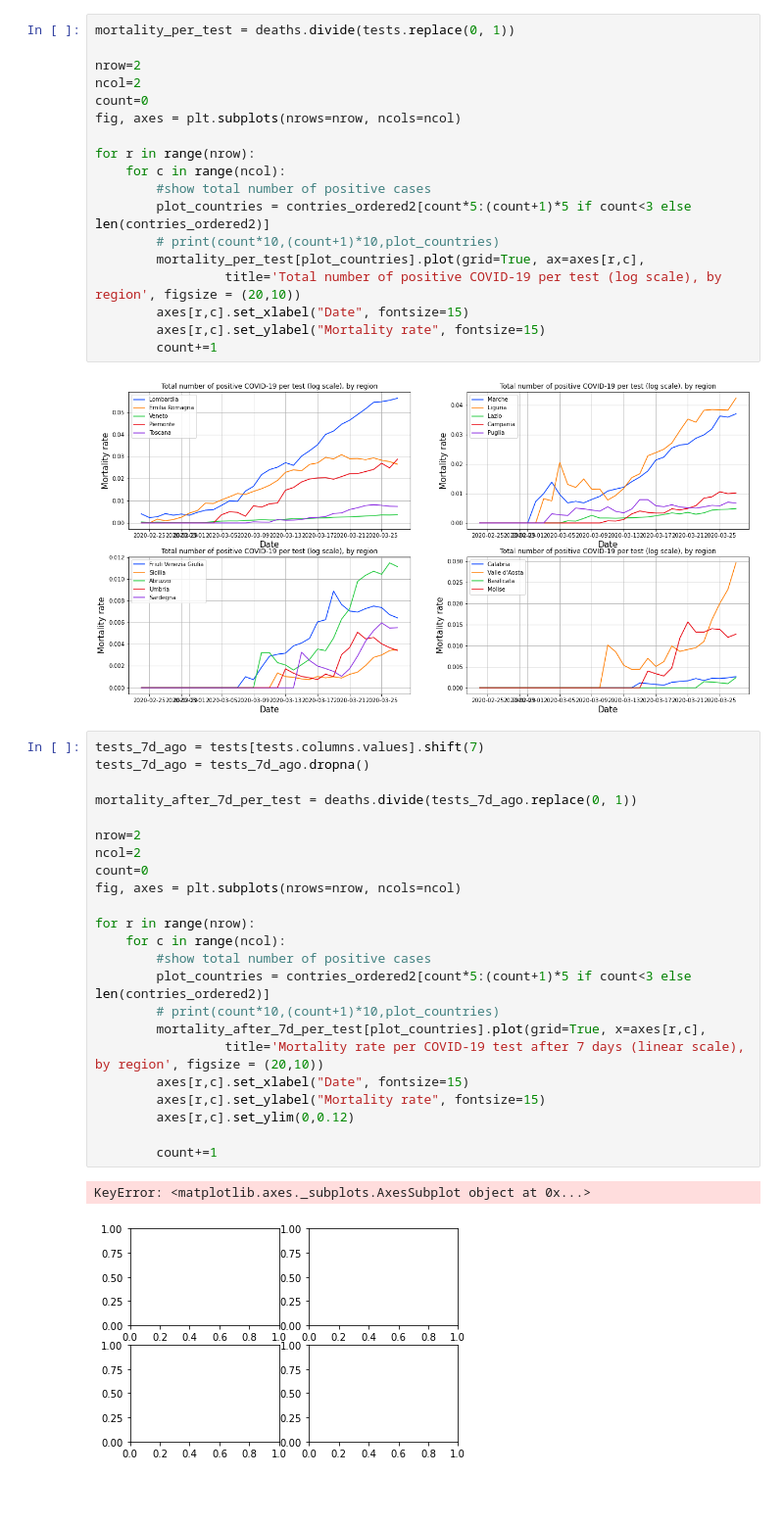
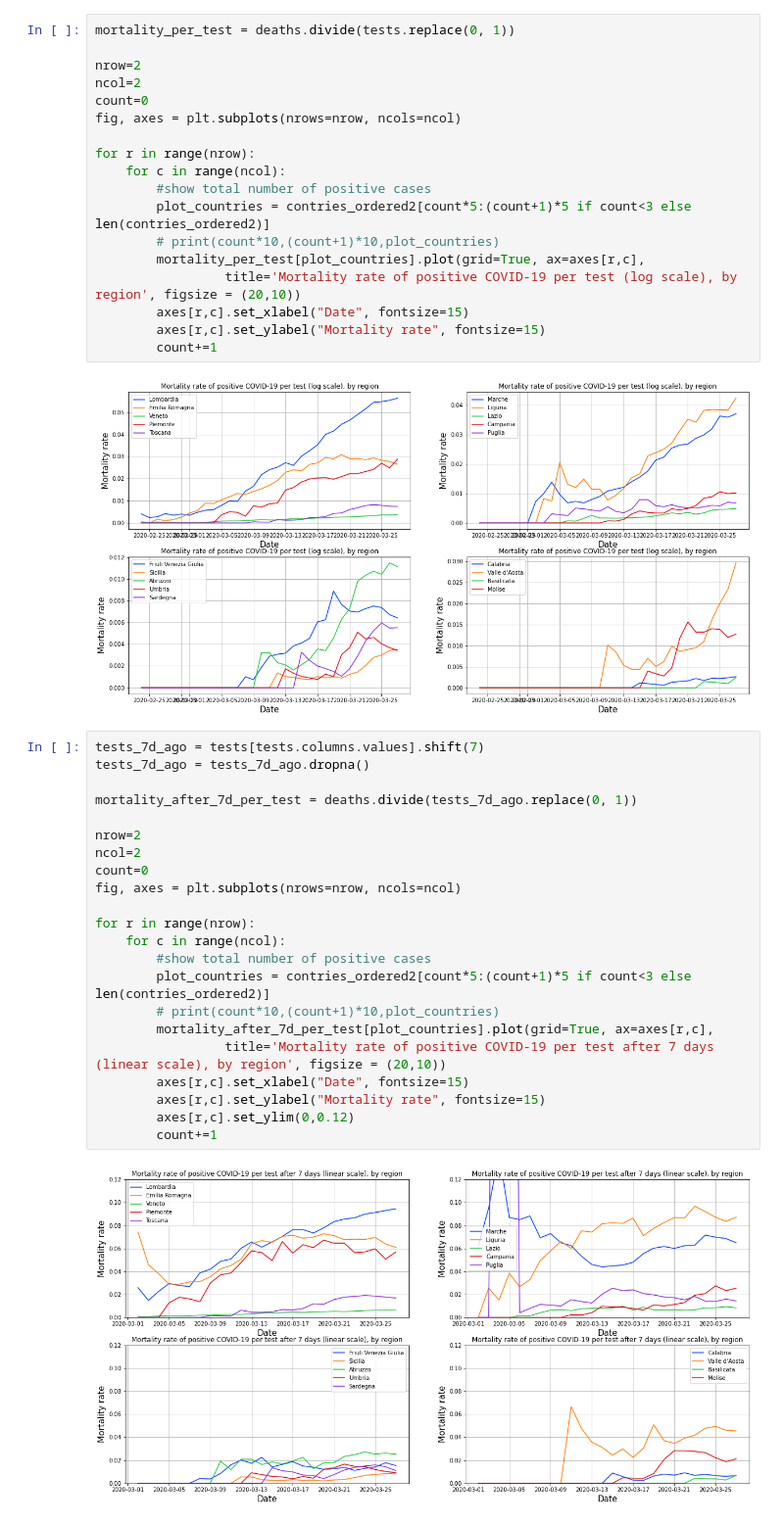
Before and after one commit to perrozzi/COVID-19, a Jupyter notebook: notebooks/COVID-19-italy.ipynb, the cells around one changed output. Shown at 98% size. Cells and saved outputs as stored; diff of their text form; blank space fills up the shorter version.

```diff
--- a/notebooks/COVID-19-italy.ipynb
+++ b/notebooks/COVID-19-italy.ipynb
@@ -467,7 +467,7 @@ for r in range(nrow):
         plot_countries = contries_ordered2[count*5:(count+1)*5 if count<3 else len(contries_ordered2)]
         # print(count*10,(count+1)*10,plot_countries)
         mortality_per_test[plot_countries].plot(grid=True, ax=axes[r,c],
-                 title='Total number of positive COVID-19 per test (log scale), by region', figsize = (20,10))
+                 title='Mortality rate of positive COVID-19 per test (log scale), by region', figsize = (20,10))
         axes[r,c].set_xlabel("Date", fontsize=15)
         axes[r,c].set_ylabel("Mortality rate", fontsize=15)
         count+=1
@@ -476,29 +476,27 @@ for r in range(nrow):
 # %%
 tests_7d_ago = tests[tests.columns.values].shift(7)
 tests_7d_ago = tests_7d_ago.dropna()
 
 mortality_after_7d_per_test = deaths.divide(tests_7d_ago.replace(0, 1))
 
 nrow=2
 ncol=2
 count=0
 fig, axes = plt.subplots(nrows=nrow, ncols=ncol)
 
 for r in range(nrow):
     for c in range(ncol):
         #show total number of positive cases
         plot_countries = contries_ordered2[count*5:(count+1)*5 if count<3 else len(contries_ordered2)]
         # print(count*10,(count+1)*10,plot_countries)
-        mortality_after_7d_per_test[plot_countries].plot(grid=True, x=axes[r,c],
-                 title='Mortality rate per COVID-19 test after 7 days (linear scale), by region', figsize = (20,10))
+        mortality_after_7d_per_test[plot_countries].plot(grid=True, ax=axes[r,c],
+                 title='Mortality rate of positive COVID-19 per test after 7 days (linear scale), by region', figsize = (20,10))
         axes[r,c].set_xlabel("Date", fontsize=15)
         axes[r,c].set_ylabel("Mortality rate", fontsize=15)
         axes[r,c].set_ylim(0,0.12)
-
         count+=1
 # %% [output]
-KeyError: <matplotlib.axes._subplots.AxesSubplot object at 0x...>
-[figure, old version]
+[figure, new version]
 # %%
 tests_14d_ago = tests[tests.columns.values].shift(14)
 tests_14d_ago = tests_14d_ago.dropna()
```
Also changed, not shown: parts of 2 cells of this notebook, 1 other file.
